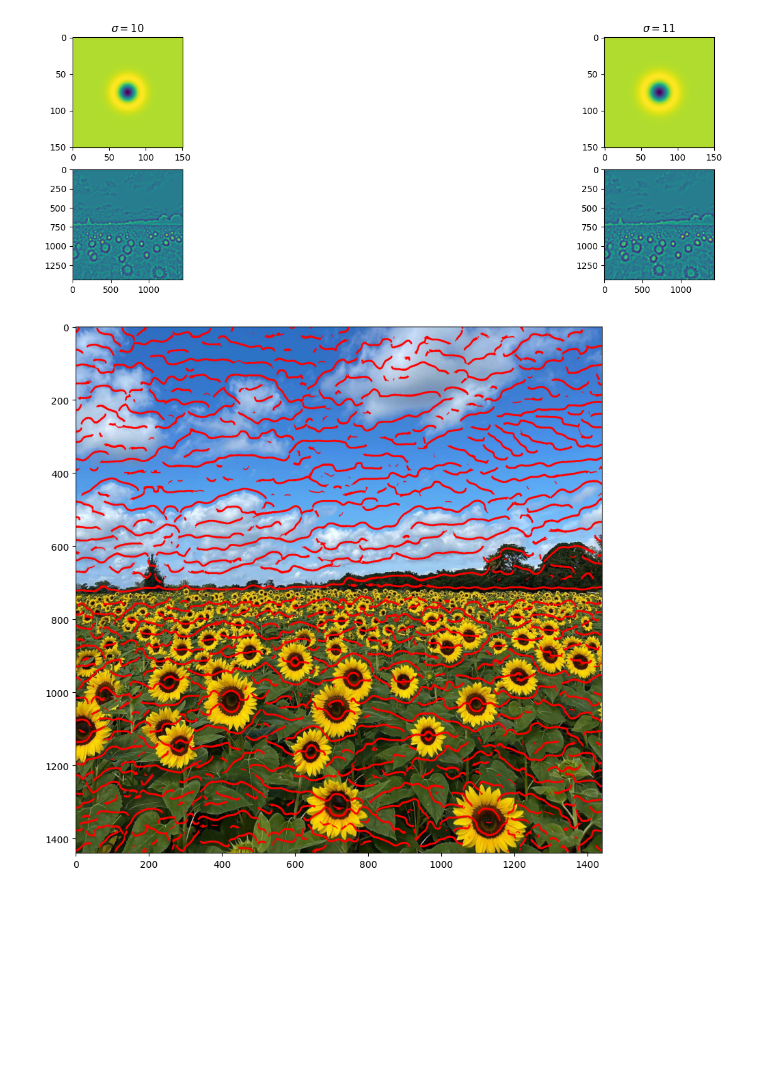
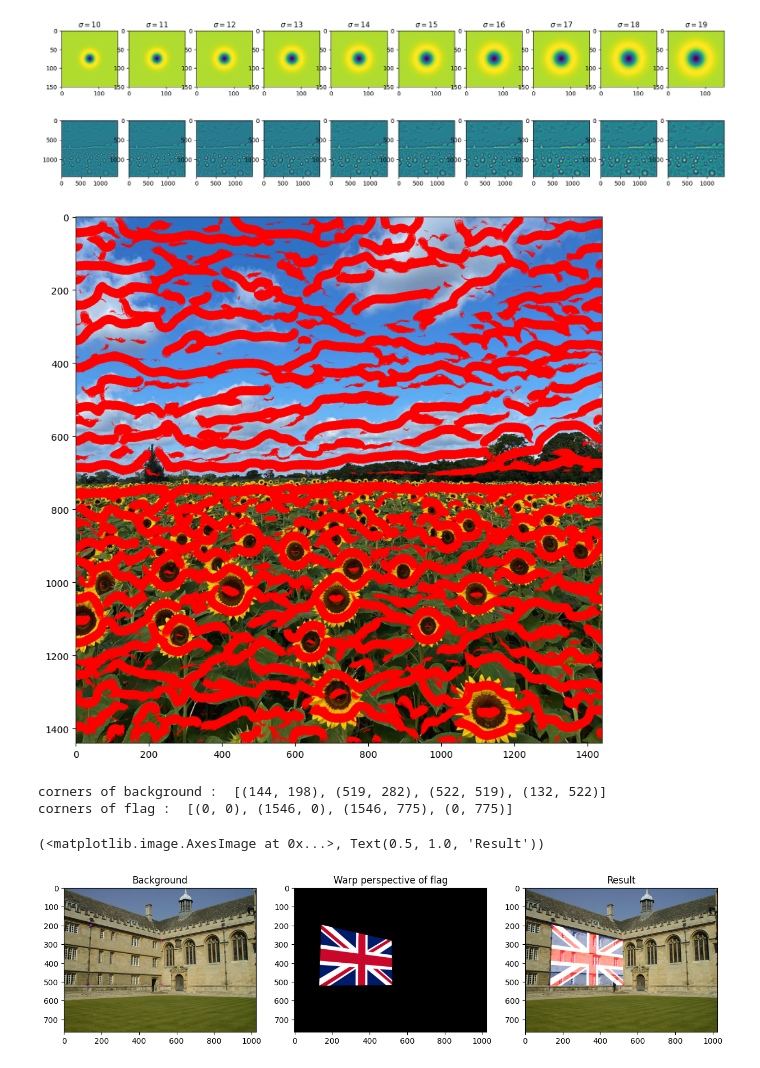
Before and after one commit to SadeepRathnayaka/EN3160-Image-Processing-and-Machine-Vision, a Jupyter notebook: Assignment 2/assignment2.ipynb, the cells around one changed output. Cells and saved outputs as stored; diff of their text form; code cells hidden in the pictures; blank space fills up the shorter version.

```diff
--- a/Assignment 2/assignment2.ipynb
+++ b/Assignment 2/assignment2.ipynb
@@ -10,39 +10,93 @@ image_gray = cv.cvtColor(image, cv.COLOR_RGB2GRAY)
 image_gray = np.float32(image_gray)
 h,w = image_gray.shape
 
-s = 2
+s = 10
 scale_space = np.empty((h, w, s),dtype=np.float32)
 sigmas = np.arange(10, 10+s, 1)
 
 fig, ax = plt.subplots(2,s,figsize=(20,5))
 for i,sigma in enumerate(sigmas) :
     log_hw = 75
     X, Y = np.meshgrid((np.arange(-log_hw,log_hw+1,1)),(np.arange(-log_hw,log_hw+1,1)) )
-    log = 1 / (2 * np.pi * sigma**2) * (X**2 / (sigma**2) + Y**2 / (sigma**2) - 2) * np.exp(-(X**2 + Y**2) / (2 * sigma**2))
+    log = (1 / (2 * np.pi * sigma**2) * (X**2 / (sigma**2) + Y**2 / (sigma**2) - 2) * np.exp(-(X**2 + Y**2) / (2 * sigma**2)))*sigma**2
     f_log = cv.filter2D(image_gray, -1, log)
     scale_space[:, :, i] = f_log
     ax[0, i].imshow(log)
     ax[0, i].set_title(r'$\sigma = {}$'.format(sigma))
     ax[1, i].imshow(f_log)
 
 # Assuming 'scale_space' is your LoG filtered image
-local_minima_locations = argrelextrema(scale_space, np.greater)
+local_minima_locations = argrelextrema(scale_space, np.less)
 
 # 'local_minima_locations' is a tuple of arrays containing the x, y, and scale coordinates of local minima.
 # You can iterate over these coordinates to draw circles at each blob location.
 for i in range(len(local_minima_locations[0])):
     y = local_minima_locations[0][i]
     x = local_minima_locations[1][i]
     s = local_minima_locations[2][i]
     s = int((2**0.5)* s)
 
     # Draw a circle at each blob location. You might need to adjust the radius and color depending on your image and blobs.
-    cv.circle(image, (x, y), s, (255, 0, 0), 2)
+    cv.circle(image, (x, y), s, (255, 0, 0), 1)
 
 # Display the image with detected blobs
 plt.figure(figsize=(10,10))
 plt.imshow(image)
 plt.show()
 # %% [output]
-[figure, old version]
+[figure, new version]
-[figure, old version]
+[figure, new version]
+# %%
+image3_bg = cv.imread("wadham_college.jpg", cv.IMREAD_COLOR)
+image3_flag = cv.imread("flag.png", cv.IMREAD_COLOR)
+hb, wb, __ = image3_bg.shape
+h, w, _ = image3_flag.shape
+
+corners_bg = []
+corners_flag = []
+
+def mouse_callback(event, x,y, flags, param) :
+    global corners_bg
+    key = cv.waitKey(1) & 0xFF
+
+    if (event == cv.EVENT_LBUTTONDOWN) :
+        corners_bg.append((x,y))
+        cv.circle(image3_bg, (x,y), 3, (255,0,255),2)
+        cv.imshow("Image", image3_bg)
+
+    if (len(corners_bg) == 4) :
+        cv.destroyAllWindows()
+
+
+cv.namedWindow("Image")
+cv.imshow("Image", image3_bg)
+cv.setMouseCallback("Image", mouse_callback)
+cv.waitKey(0)
+
+
+corners_flag = [(0,0), (w,0), (w,h), (0,h)]
+
+print("corners of background : ", corners_bg)
+print("corners of flag : ", corners_flag)
+# %% [output]
+corners of background :  [(144, 198), (519, 282), (522, 519), (132, 522)]
+corners of flag :  [(0, 0), (1546, 0), (1546, 775), (0, 775)]
+# %%
+corners_bg = np.array(corners_bg, dtype=np.float32)
+corners_flag = np.array(corners_flag, dtype=np.float32)
+homography,_  = cv.findHomography(corners_flag, corners_bg, method=cv.RANSAC)
+
+warp = cv.warpPerspective(image3_flag, homography, (wb,hb))
+warp = cv.cvtColor(warp, cv.COLOR_BGR2RGB)
+
+alpha = 0.1
+cvt_image3_bg = cv.cvtColor(image3_bg, cv.COLOR_BGR2RGB)
+blended_image = cv.addWeighted(cvt_image3_bg, 1, warp, 1-alpha, 0)
+
+fig, ax = plt.subplots(1,3, figsize = (15,8))
+ax[0].imshow(cvt_image3_bg), ax[0].set_title("Background")
+ax[1].imshow(warp), ax[1].set_title("Warp perspective of flag")
+ax[2].imshow(blended_image), ax[2].set_title("Result")
+# %% [output]
+(<matplotlib.image.AxesImage at 0x...>, Text(0.5, 1.0, 'Result'))
+[figure, added]
```
Also changed, not shown: parts of 2 cells of this notebook.
